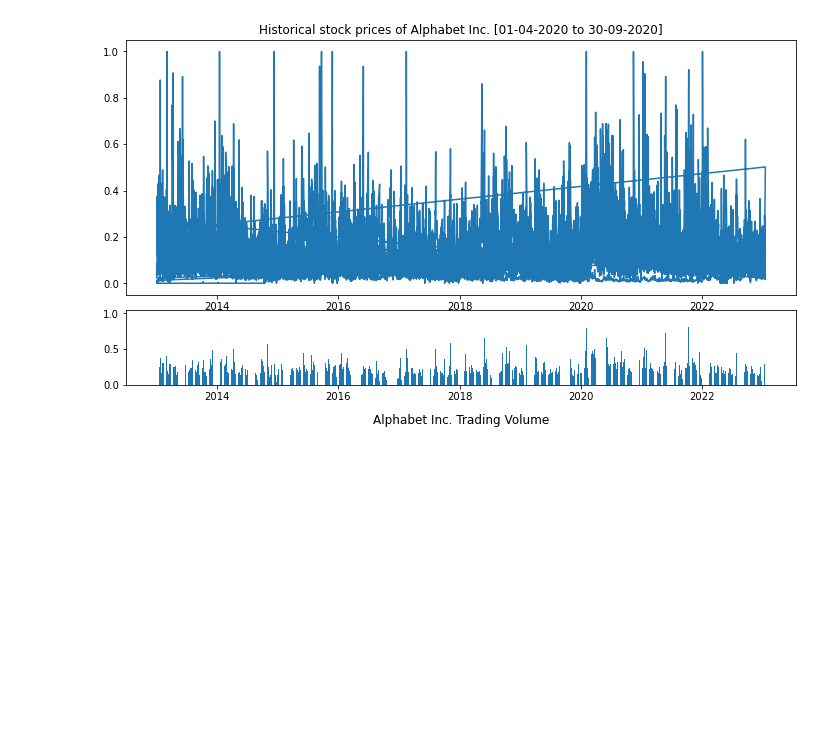
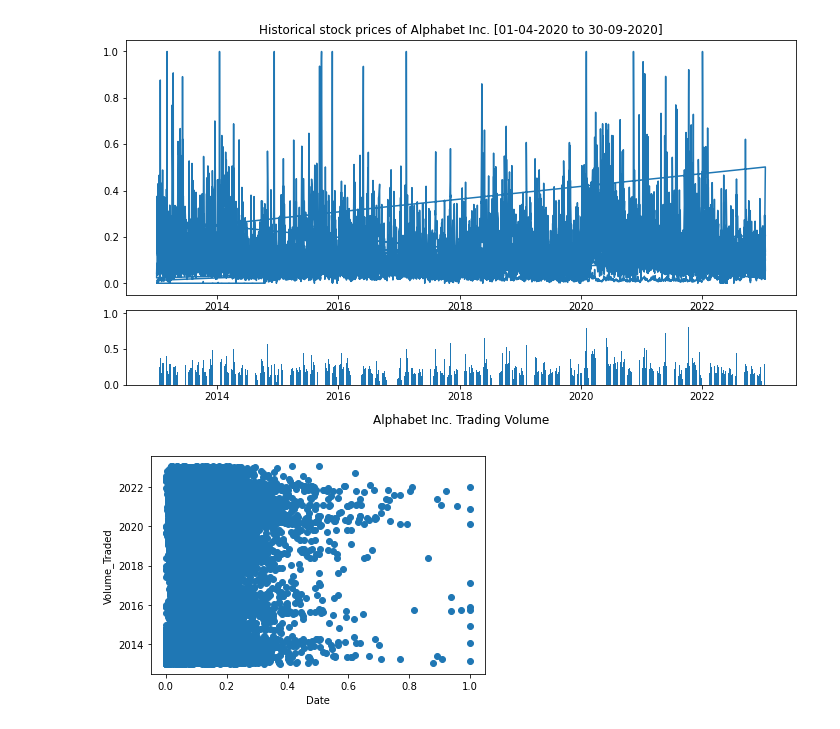
Before and after one commit to shimengya/Finance_Group_Project, a Jupyter notebook: AutoMobile_Analysis_Function.ipynb, the cells around one changed output. Saved outputs shown, nothing was run; the diff lists cells and outputs as text; code cells hidden in the pictures; blank space fills up the shorter version.

```diff
--- a/Untitled.ipynb
+++ b/AutoMobile_Analysis_Function.ipynb
@@ -153,0 +154,7 @@ AutoMobile_df.to_csv('VolumeTrading.csv', encoding='utf-8')
+# %%
+plt.scatter(AutoMobile_df.Volume, AutoMobile_df.Date)
+plt.ylabel('Volume_Traded')
+plt.xlabel('Date')
+plt.show()
+# %% [output]
+[figure, added]
```
Also changed, not shown: parts of 1 cell of this notebook, 1 other file.
